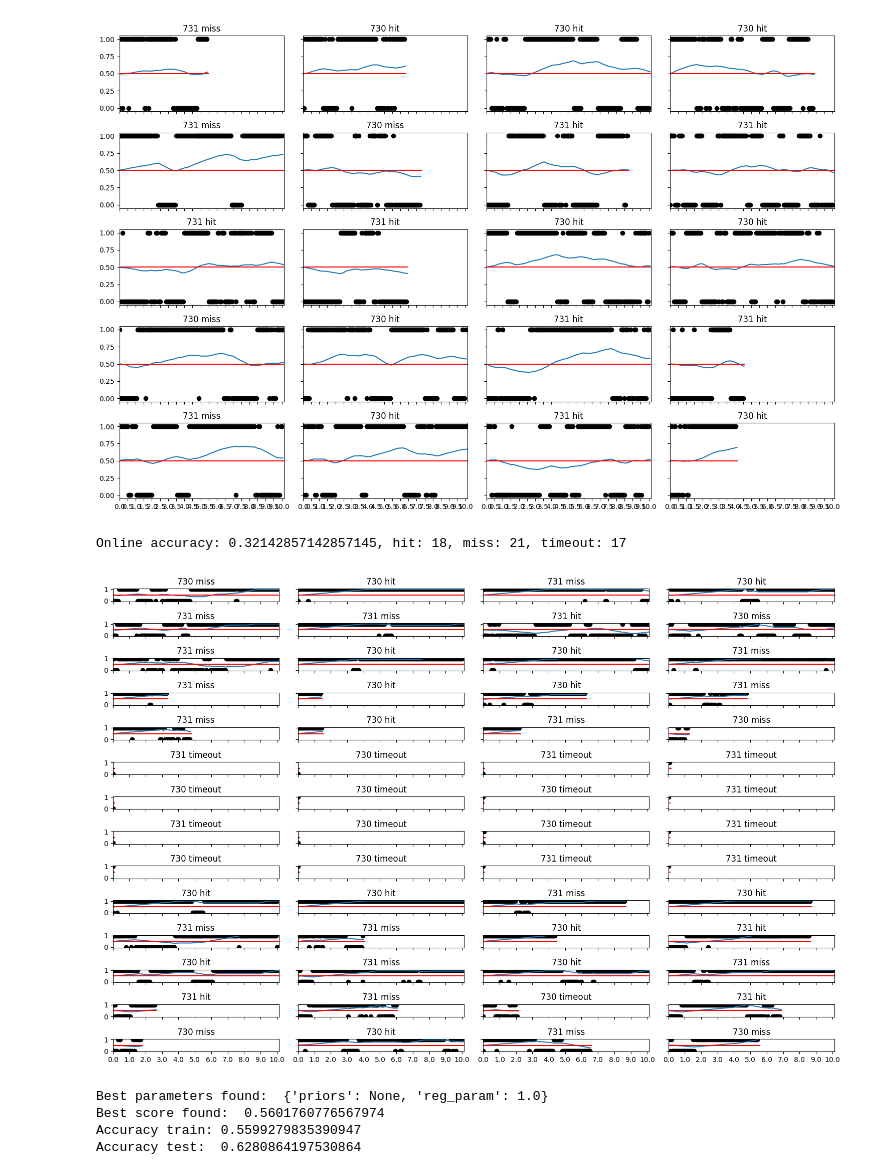
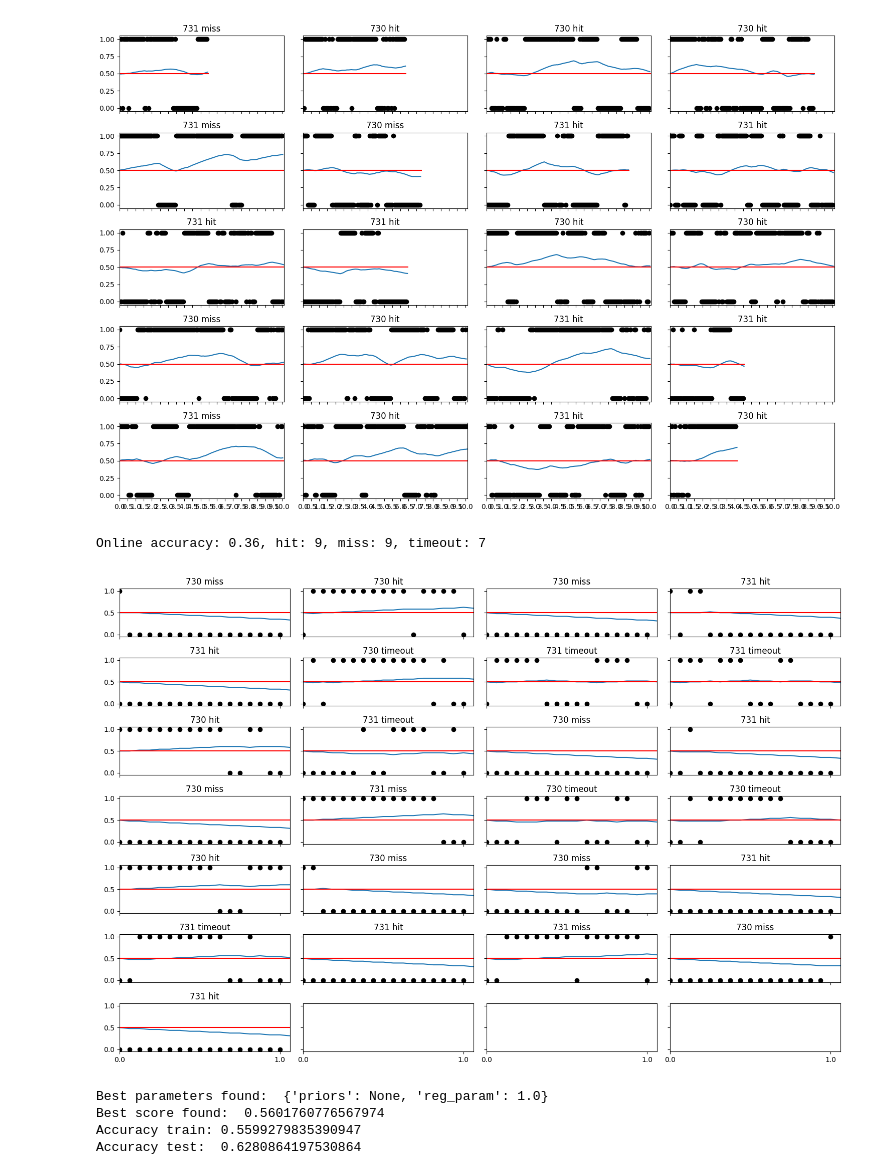
Before and after one commit to neurorobotics-iaslab/qda_cvsa, a Jupyter notebook: tried/decoders_lb.ipynb, the cells around one changed output. Saved outputs shown, nothing was run; the diff lists cells and outputs as text; code cells hidden in the pictures.

```diff
--- a/tried/decoders_lb.ipynb
+++ b/tried/decoders_lb.ipynb
@@ -32,7 +32,7 @@ def fix_mat(data):
     else:
         return data
 # %%
-subject = 'h7'
+subject = 'c7'
 # path = '/home/paolo/cvsa_ws/record/' + subject + '/dataset/logband_d_cf_band_814.mat'
 # path = '/home/paolo/cvsa_ws/record/' + subject + '/dataset/logband_e_cf_band_814.mat'
 # path = '/home/paolo/cvsa_ws/record/' + subject + '/dataset/logband_f_cf_selectedband.mat'
@@ -216,11 +216,13 @@ def online_test_integrator_buffer(model, X, y, buffer_size, ths): # TODO: genera
     %matplotlib widget
     y_inter = 0.5
     tmp = info['trialStart']
+
     cfStart = tmp[tmp >= start_test] - start_test
     cfDUR = info['trialDUR'].ravel()
     cfDUR = cfDUR[tmp >= start_test]
 
     maxDUR = np.max(cfDUR)
+    maxDUR
 
     fig, axs = plt.subplots(math.ceil(len(cfStart)/4), 4, sharex=True, sharey=True)
     fig.set_size_inches(15,10)
@@ -342,10 +344,10 @@ online_test_exponential(model_qda, X_test, y_test, alpha=0.98, ths=[0.55, 0.45],
 Online accuracy: 0.75, hit: 15, miss: 5, timeout: 0
 [figure]
 # %%
-online_test_integrator_buffer(model_qda, X_test, y_test, buffer_size=64, ths=[0.60, 0.40])
+online_test_integrator_buffer(model_qda, X_test, y_test, buffer_size=48, ths=[0.60, 0.40])
 # %% [output]
-Online accuracy: 0.32142857142857145, hit: 18, miss: 21, timeout: 17
+Online accuracy: 0.36, hit: 9, miss: 9, timeout: 7
-[figure, old version]
+[figure, new version]
 # %%
 ## QDA first seconds
 
```
Also changed, not shown: parts of 20 cells of this notebook, 18 other files.
